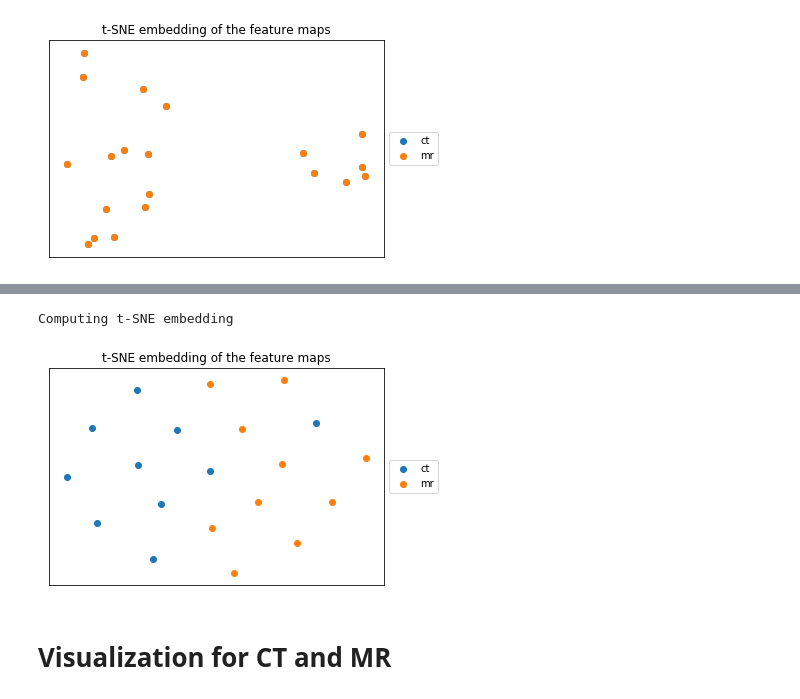
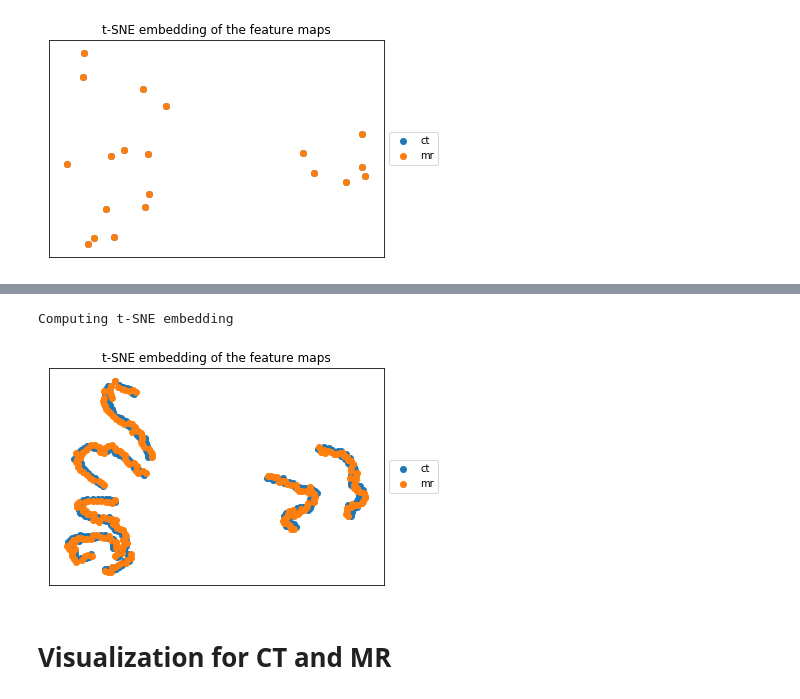
Before and after one commit to fkong7/Auto-LV-Modeling, a Jupyter notebook: Layer_visualization.ipynb, the cells around one changed output, grey strips where cells are left out. Saved outputs shown, nothing was run; the diff lists cells and outputs as text; code cells hidden in the pictures.

```diff
--- a/Layer_visualization.ipynb
+++ b/Layer_visualization.ipynb
@@ -328,16 +343,17 @@ from sklearn import manifold
 print("Computing t-SNE embedding")
 tsne = manifold.TSNE(n_components=2, init='pca', random_state=0)
 X_tsne = tsne.fit_transform(np.concatenate((outputs_mr, outputs_mr_eqlhst)))
-
-plot_embedding(X_tsne, np.array([np.zeros(num), np.ones(num)]).flatten(),
-               "t-SNE embedding of the feature maps")
-
-plt.show()
-del outputs_mr_eqlhst
-del outputs_mr
 # %% [output]
 Computing t-SNE embedding
-[figure, removed]
+# %%
+plot_embedding(X_tsne, np.array([np.zeros(num*layer_output[0].shape[0]), np.ones(num*layer_output[0].shape[0])]).flatten(),
+               "t-SNE embedding of the feature maps")
+
+plt.show()
+del outputs_mr_eqlhst
+del outputs_mr
+# %% [output]
+[figure, added]
 # %% [markdown]
 # Visualization for CT and MR
 # %%
```
Also changed, not shown: parts of 33 cells of this notebook, 2 other files.
